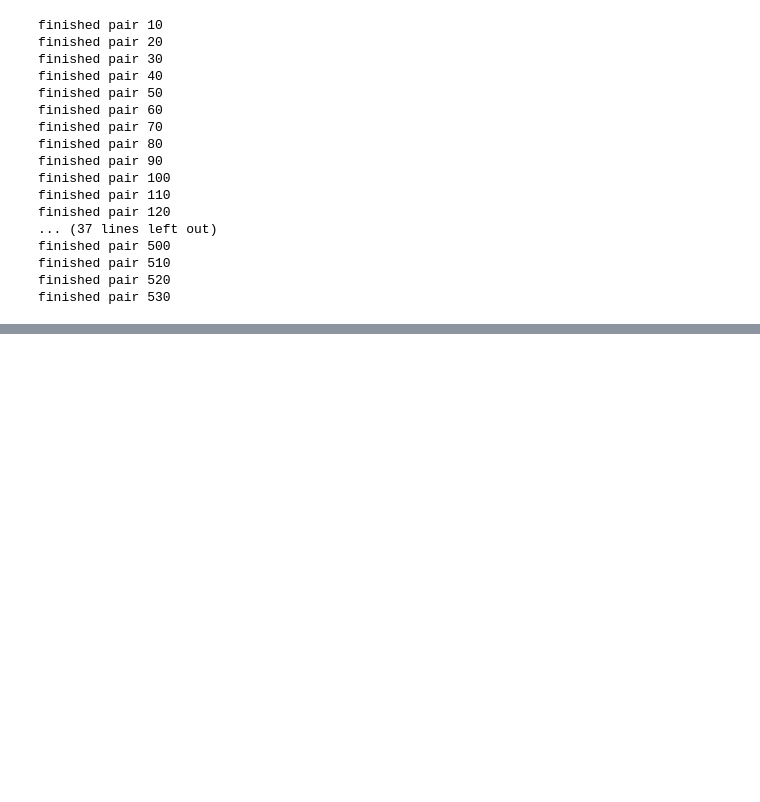
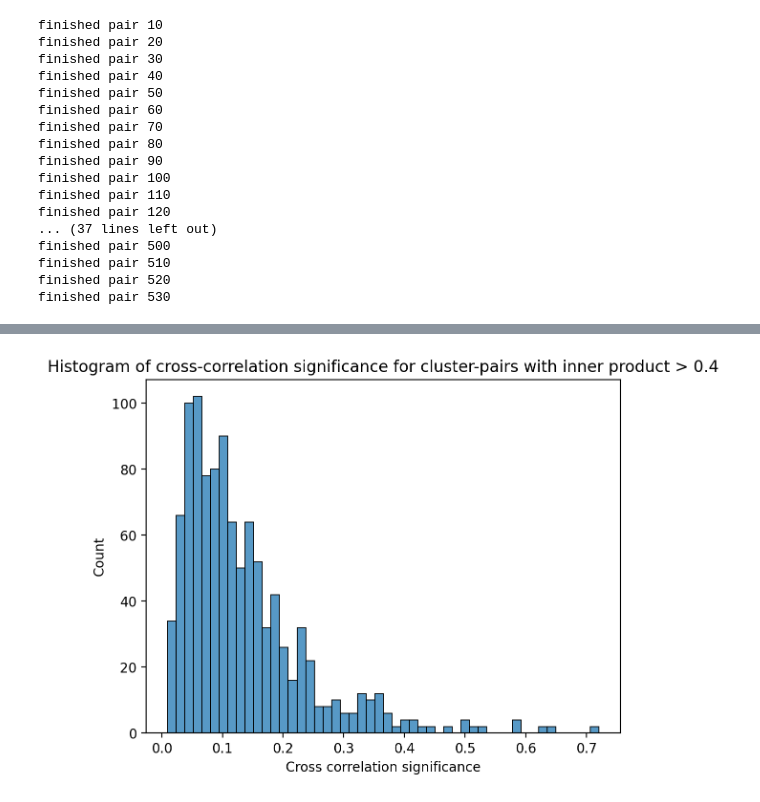
Before and after one commit to saikoukunt/burst-detector, a Jupyter notebook: notebooks/hippo_cluster_metrics.ipynb, the cells around one changed output, grey strips where cells are left out. Saved outputs shown, nothing was run; the diff lists cells and outputs as text; code cells hidden in the pictures; blank space fills up the shorter version.

```diff
--- a/notebooks/hippo_cluster_metrics.ipynb
+++ b/notebooks/hippo_cluster_metrics.ipynb
@@ -178,0 +185,7 @@ Text(0.5, 1.0, 'Waveform-based merge decisions in rat hippocampus')
+# %%
+sns.histplot(xcorr_sig.flatten()[pass_1.flatten()], bins=50);
+
+plt.xlabel("Cross correlation significance");
+plt.title("Histogram of cross-correlation significance for cluster-pairs with inner product > 0.4");
+# %% [output]
+[figure, added]
```
Also changed, not shown: parts of 25 cells of this notebook, 8 other files.
